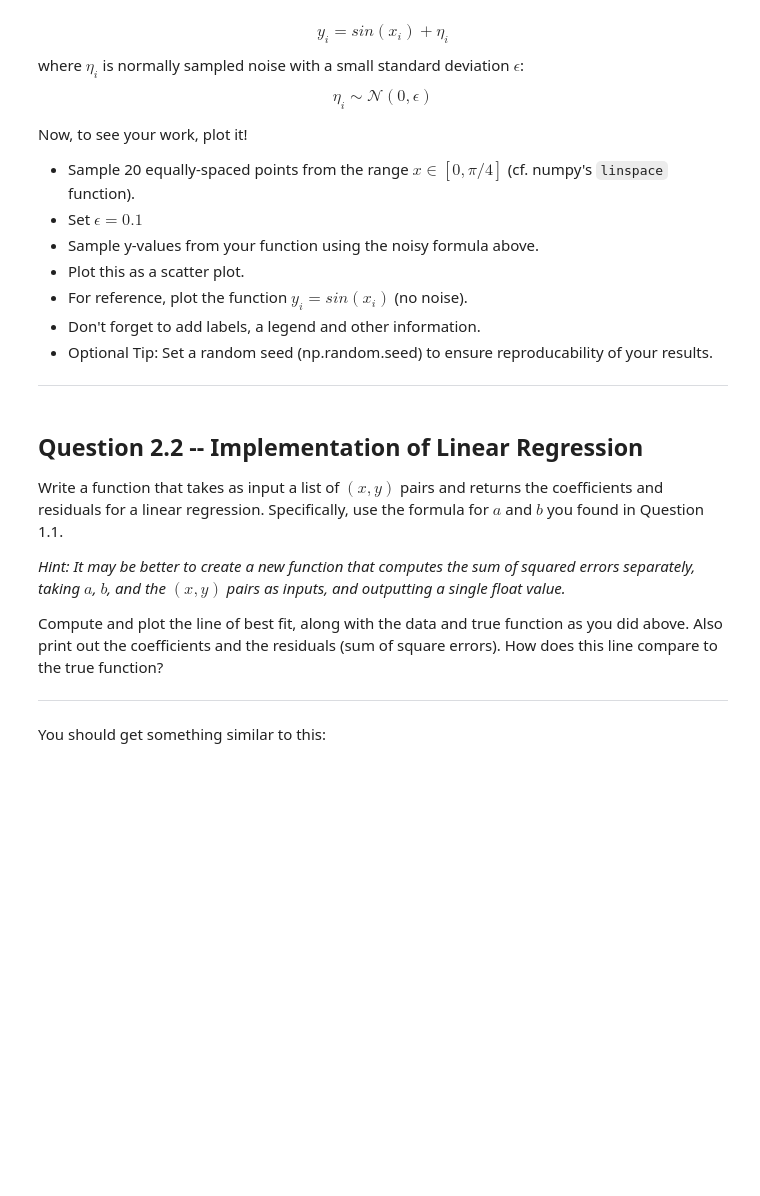
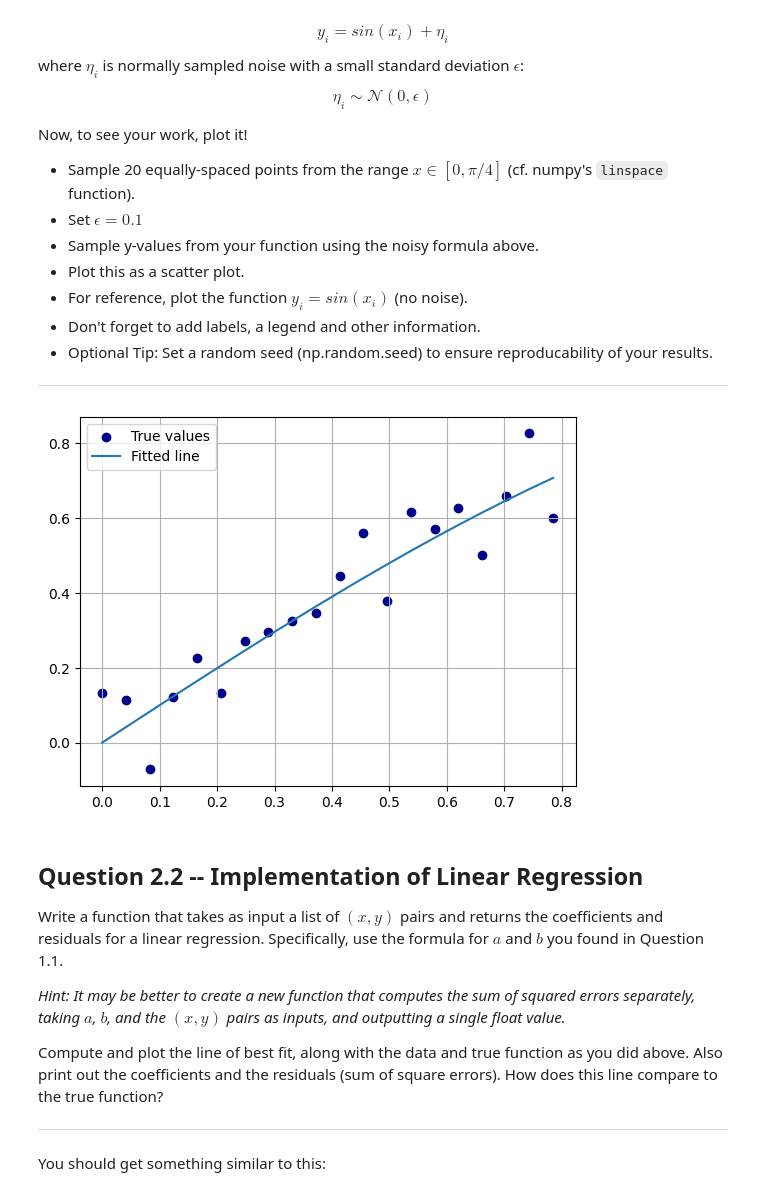
Before and after one commit to mrozalski/TMDL2024, a Jupyter notebook: week1/Assignment_1_Empty.ipynb, the cells around one changed output. Cells and saved outputs as stored; diff of their text form; code cells hidden in the pictures; blank space fills up the shorter version.

```diff
--- a/week1/Assignment_1_Empty.ipynb
+++ b/week1/Assignment_1_Empty.ipynb
@@ -64,29 +62,32 @@ Now, to see your work, plot it!
 # %%
 import numpy as np
 import matplotlib.pyplot as plt
+import math
 
-# np.random.seed(0)
+np.random.seed(10)
+x_max=math.pi/4
+epsilon=0.1
+numberObs=20
 
-def generate_sin(x, epsilon):
-    # TODO: your code here
-    return func
+def generate_sin(x_max, epsilon):
+    return np.sin(np.linspace(0,x_max,num=numberObs))
 
-n_samples = ...
+x = np.linspace(0,x_max,num=numberObs)
+y=[]
+for i in generate_sin(x_max, epsilon):
+    error = np.random.normal(0,epsilon)
+    y.append(i+error)
+y=np.array(y)
+x_pure = x
+y_pure = np.sin(x)
 
-# TODO: create noisy function
-x = ...
-y = generate_sin(x, ...)
-
-# TODO: create true function
-x_pure = ...
-y_pure = ...
-
-# TODO: plot data, line
-plt.scatter(x,y, label=...)
-plt.plot(x_pure, y_pure, label=...)
+plt.scatter(x,y, label="True values", color="darkblue")
+plt.plot(x_pure, y_pure, label="Fitted line")
 plt.grid()
 plt.legend()
 plt.show()
+# %% [output]
+[figure, added]
 # %% [markdown]
 ## Question 2.2 -- Implementation of Linear Regression
 
```
Also changed, not shown: parts of 3 cells of this notebook.
